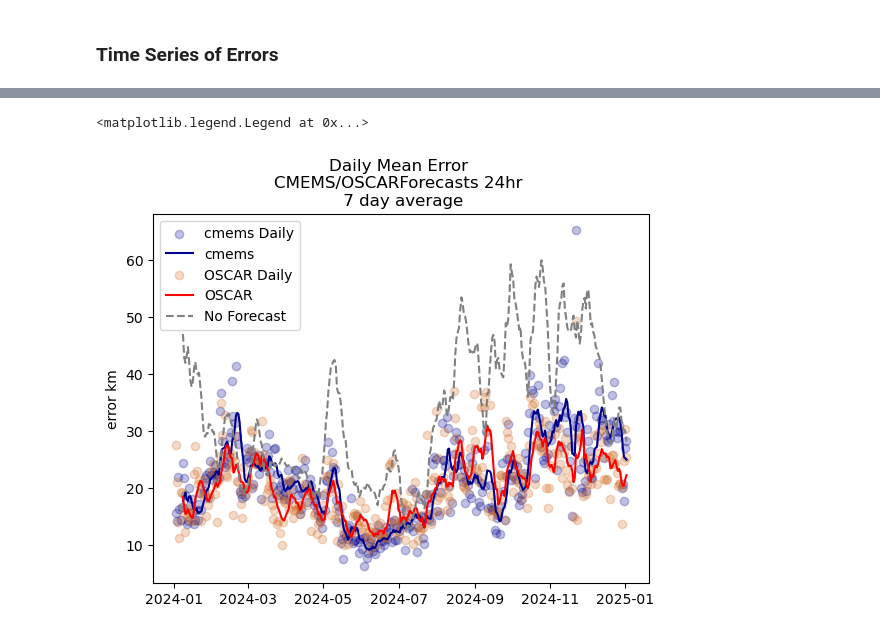
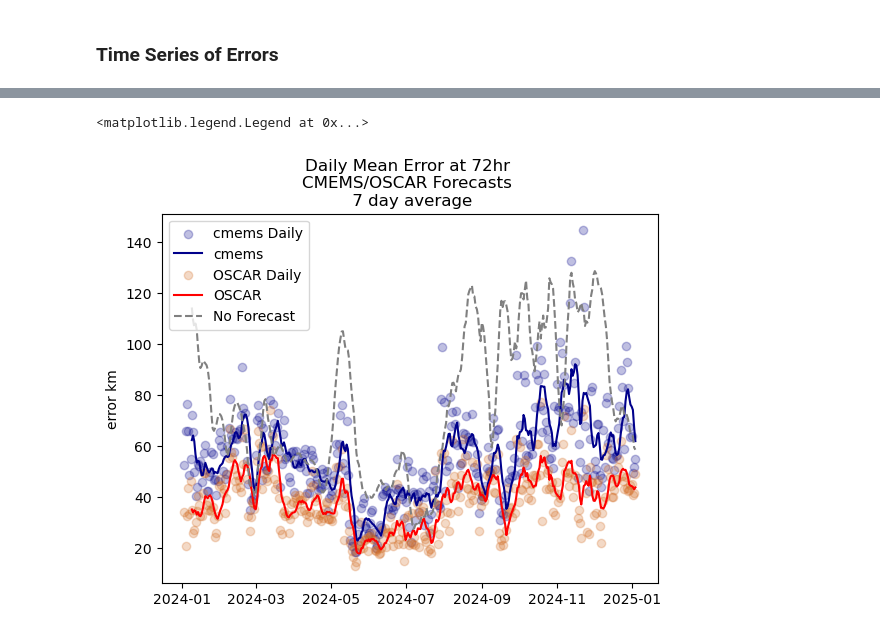
Before and after one commit to Colin-zerfass/fate-core, a Jupyter notebook: Code/forecast_errors_inital_mapping.ipynb, the cells around one changed output, grey strips where cells are left out. Cells and saved outputs as stored; diff of their text form; code cells hidden in the pictures.

```diff
--- a/Code/forecast_errors_inital_mapping.ipynb
+++ b/Code/forecast_errors_inital_mapping.ipynb
@@ -47,14 +68,18 @@ longlist = longlist[mask].reset_index(drop = True)
 longlist = longlist[longlist.Time < pd.Timestamp('2025-1-1')].reset_index(drop = True)
 # %%
 ## maps the True dFAD dFADs speeds onto
-merged = pd.merge_asof(
+def merge_forecast_true(fc, longlist):
+    merged = pd.merge_asof(
     fc.sort_values('Time'),
     longlist.sort_values('Time'),
     on='Time',
     by='BuoyID',
     tolerance=pd.Timedelta(minutes=1),
     direction='nearest'
-)
+    )
+    return merged
+
+merged = merge_forecast_true(fc, longlist)
 merged["speed"] = np.sqrt(merged.x_speed**2 + merged.y_speed**2)
 merged["starttime"] = (merged.Time - pd.to_timedelta(merged.leadtime, "hours")).dt.round('min')
 merged = merged.sort_values('Time')
@@ -176,5 +260,15 @@ fig.tight_layout()
 (56.0, 60.0]
 (60.0, 64.0]
 [figure]
+# %%
+## remove duplicate forecasts
+def add_inital_time(ds:pd.DataFrame):
+    """adds intial time of forecast (time - leadtime) and changes collumns to pd.DateTime objects"""
+    ds["Time"] = pd.to_datetime(ds["Time"])
+    ds["initial_time"] =  ds["Time"] - pd.to_timedelta(ds["leadtime"], unit = "hours")
+    ds["initial_time"] = ds["initial_time"].dt.round(freq = "min")
+    return ds
+merged = add_inital_time(merged)
+merged_clean = merged.drop_duplicates(subset=['BuoyID', 'initial_time', 'leadtime'], keep='first')
 # %%
 ### distribution of inittial error speeds.
@@ -191,7 +296,11 @@ np.float64(0.1481050918391072)
 # %% [markdown]
 ### Time Series of Errors
 # %%
-a  = fc["lead_bins"][261107]
+
+bins = np.linspace(0,8*24,2*24+1)
+fc["lead_bins"] = pd.cut(merged["leadtime"], bins)
+binlist = fc["lead_bins"].unique()
+
 def Forecast_timeseries(ds:pd.DataFrame, window:int, bin)-> pd.DataFrame:
     bins = np.linspace(0,8*24,2*24+1)
     ds["lead_bins"] = pd.cut(ds["leadtime"], bins)
@@ -205,6 +314,8 @@ def Forecast_timeseries(ds:pd.DataFrame, window:int, bin)-> pd.DataFrame:
     return ts24
 # %%
 window = 7
+a = binlist[18]
+print(a)
 fcts = Forecast_timeseries(fc, window , a)
 fcts2 = Forecast_timeseries(fc2,window, a)
 fcts3 = Forecast_timeseries(fc3, window, a)
@@ -211,17 +324,17 @@ fcts3 = Forecast_timeseries(fc3, window, a)
 # %%
 fig, ax = plt.subplots()
 #CMEMS
 ax.scatter(fcts.Day, fcts.error_km, color = "darkblue", alpha = 0.25, label = "cmems Daily")
 ax.plot(fcts.Day, fcts["rolling"], color = "darkblue", label = "cmems")
 #OSCAR
 ax.scatter(fcts2.Day, fcts2.error_km, color = "chocolate", alpha = 0.25 ,label = "OSCAR Daily")
 ax.plot(fcts2.Day, fcts2["rolling"], color = "red", label = "OSCAR")
 #NO Forecast
 #ax.scatter(fcts3.Day, fcts3.error_km, color = "g", alpha = 0.25 ,label = "OSCAR Daily")
 ax.plot(fcts3.Day, fcts3["rolling"], color = "gray", label = "No Forecast", linestyle = "--")
-ax.set_title("Daily Mean Error \nCMEMS/OSCARForecasts 24hr \n 7 day average")
+ax.set_title("Daily Mean Error at 72hr \nCMEMS/OSCAR Forecasts \n 7 day average")
 ax.set_ylabel("error km")
 ax.legend()
 # %% [output]
 <matplotlib.legend.Legend at 0x...>
-[figure, old version]
+[figure, new version]
```
Also changed, not shown: parts of 26 cells of this notebook, 3 other files.
